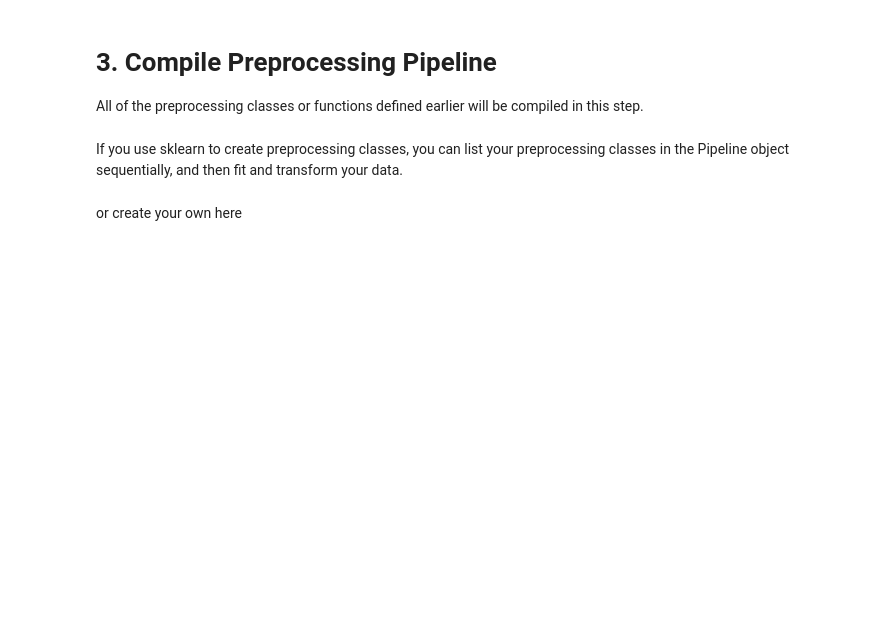
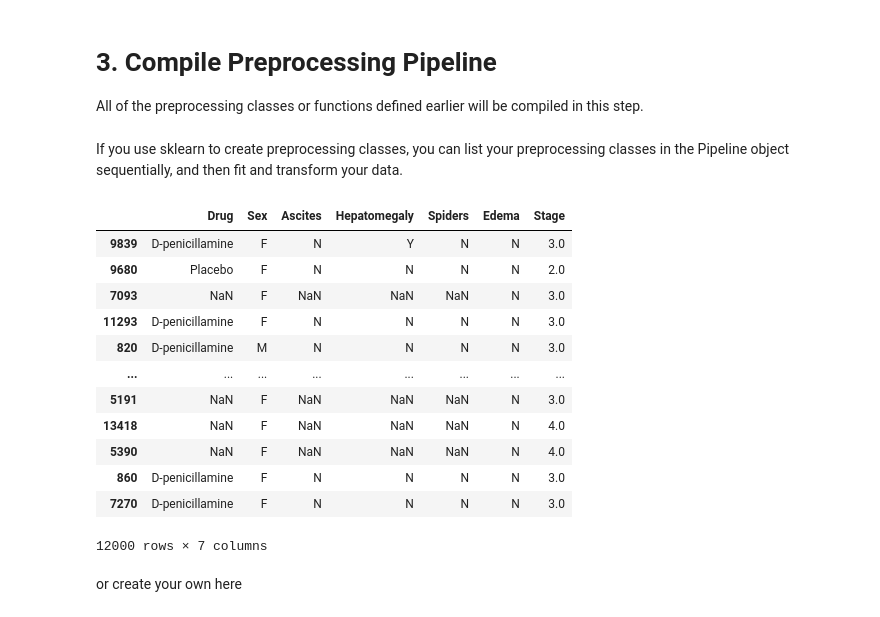
Before and after one commit to b33rk/Tubes2-AI, a Jupyter notebook: IF3170_Artificial_Intelligence___Praktikum_Notebook_Template.ipynb, the cells around one changed output. Drawn from its saved outputs; the diff is of its cells as text; code cells hidden in the pictures; blank space fills up the shorter version.

```diff
--- a/IF3170_Artificial_Intelligence___Praktikum_Notebook_Template.ipynb
+++ b/IF3170_Artificial_Intelligence___Praktikum_Notebook_Template.ipynb
@@ -112,7 +107,8 @@ Index(['Drug', 'Sex', 'Ascites', 'Hepatomegaly', 'Spiders', 'Edema'], dtype='obj
 # %%
-# missing_column = []
 for column in cat_columns:
     missing_percentage = X_train[column].isna().sum() / len(X_train) * 100
+    if missing_percentage > 5:
+        missing_column.append(column)
     print(f"Column {column} - {missing_percentage:.2f}% missing values")
 # %% [output]
 Column Drug - 43.81% missing values
@@ -150,0 +129,29 @@ class MissingValueHandler(BaseEstimator, TransformerMixin):
+# %%
+class MissingValueHandler(BaseEstimator, TransformerMixin):
+    def __init__(self, isNum = False):
+        self.isNum = isNum
+        return
+
+    def fit(self, X, y=None):
+        return self
+
+    def transform(self, X, y=None):
+        if not isinstance(X, pd.DataFrame):
+            X = pd.DataFrame(X)
+        if (self.isNum):
+            simple_imputer = SimpleImputer(strategy='median')
+        else:
+            simple_imputer = SimpleImputer(strategy='most_frequent')
+
+        for col in X.columns:
+            missing_percentage = X[col].isna().sum() / len(X)
+            if missing_percentage < 0.1:
+                X[[col]] = simple_imputer.fit_transform(X[[col]])
+            else:
+                X = X.drop(col, axis=1)
+
+        return X
+
+missing_value_handler = MissingValueHandler()
+mo_X_train = missing_value_handler.fit_transform(X_train)
+# mo_X_train_df = pd.DataFrame(mo_X_train, columns=[x for x in (list(cat_columns) + list(num_columns)) if x not in missing_column])
@@ -150,0 +197,10 @@ class MissingValueHandler(BaseEstimator, TransformerMixin):
+# %%
+from sklearn.ensemble import RandomForestClassifier, RandomForestRegressor
+from sklearn.datasets import make_classification
+
+transformed_df = missing_value_handler.fit_transform(X_train[cat_columns])
+X_train[transformed_df.columns] = transformed_df
+# Train a Random Forest Classifier
+X_train.columns
+# rf = RandomForestClassifier(random_state=42, n_estimators=100)
+# rf.fit(X_train, y_train)
@@ -169,3 +265,19 @@ If you use sklearn to create preprocessing classes, you can list your preprocess
+# %%
+X_train[cat_columns]
+# %% [output]
+|  | Drug | Sex | Ascites | Hepatomegaly | Spiders | Edema | Stage |
+| 9839 | D-penicillamine | F | N | Y | N | N | 3.0 |
+| 9680 | Placebo | F | N | N | N | N | 2.0 |
+| 7093 | NaN | F | NaN | NaN | NaN | N | 3.0 |
+| 11293 | D-penicillamine | F | N | N | N | N | 3.0 |
+| 820 | D-penicillamine | M | N | N | N | N | 3.0 |
+| ... | ... | ... | ... | ... | ... | ... | ... |
+| 5191 | NaN | F | NaN | NaN | NaN | N | 3.0 |
+| 13418 | NaN | F | NaN | NaN | NaN | N | 4.0 |
+| 5390 | NaN | F | NaN | NaN | NaN | N | 4.0 |
+| 860 | D-penicillamine | F | N | N | N | N | 3.0 |
+| 7270 | D-penicillamine | F | N | N | N | N | 3.0 |
+12000 rows × 7 columns
 # %%
 # # Your code should work up until this point
 # train_set = pipe.fit_transform(train_set)
```
Also changed, not shown: parts of 35 cells of this notebook.
